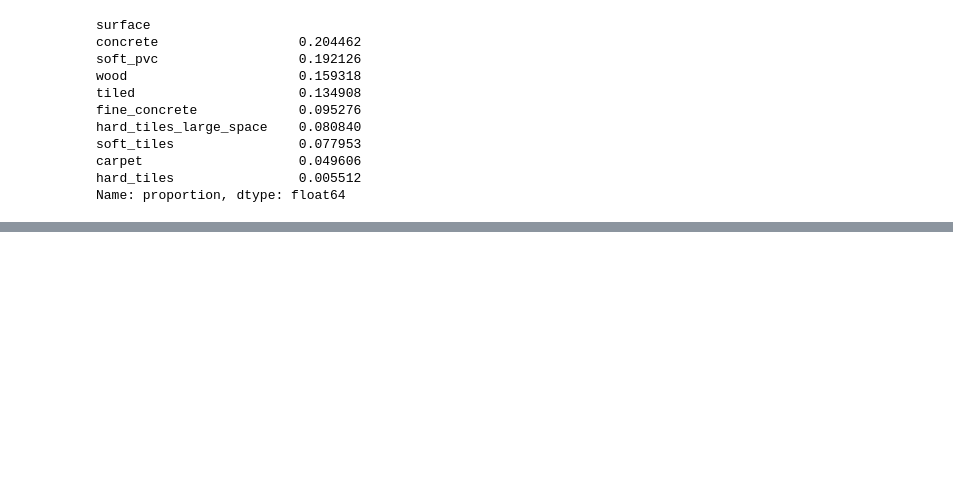
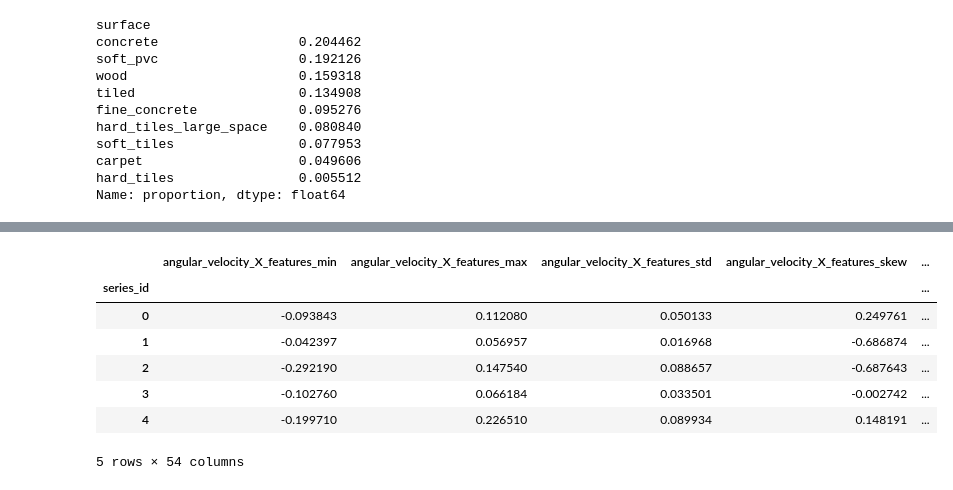
Before and after one commit to howonJeong/MAICON26, a Jupyter notebook: YeSun/1DS/CareerCon19_robot.ipynb, the cells around one changed output, grey strips where cells are left out. Drawn from its saved outputs; the diff is of its cells as text; code cells hidden in the pictures; blank space fills up the shorter version.

```diff
--- a/YeSun/1DS/CareerCon19_robot.ipynb
+++ b/YeSun/1DS/CareerCon19_robot.ipynb
@@ -205,0 +239,11 @@ print(sub.head())
+# %%
+X_test.head()
+# %% [output]
+|  | angular_velocity_X_features_min | angular_velocity_X_features_max | angular_velocity_X_features_std | angular_velocity_X_features_skew | ... |
+| series_id |  |  |  |  | ... |
+| 0 | -0.093843 | 0.112080 | 0.050133 | 0.249761 | ... |
+| 1 | -0.042397 | 0.056957 | 0.016968 | -0.686874 | ... |
+| 2 | -0.292190 | 0.147540 | 0.088657 | -0.687643 | ... |
+| 3 | -0.102760 | 0.066184 | 0.033501 | -0.002742 | ... |
+| 4 | -0.199710 | 0.226510 | 0.089934 | 0.148191 | ... |
+5 rows × 54 columns
```
Also changed, not shown: parts of 7 cells of this notebook.
